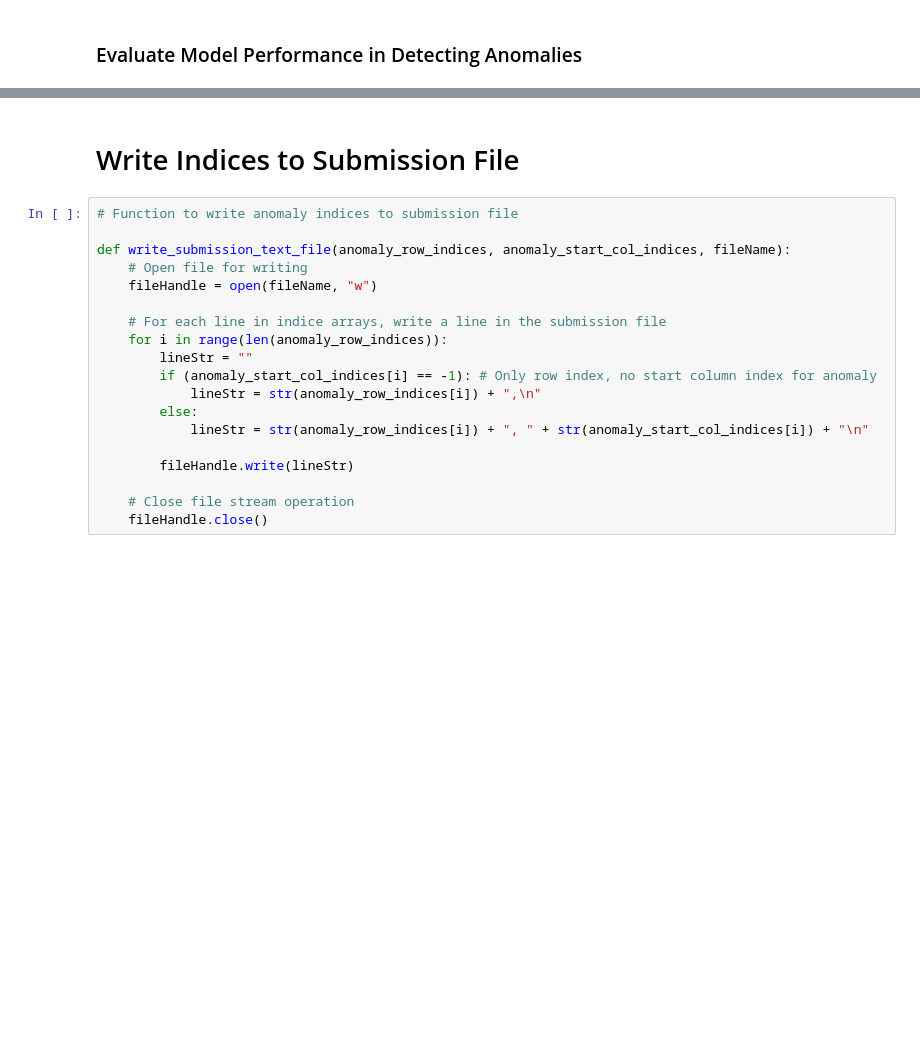
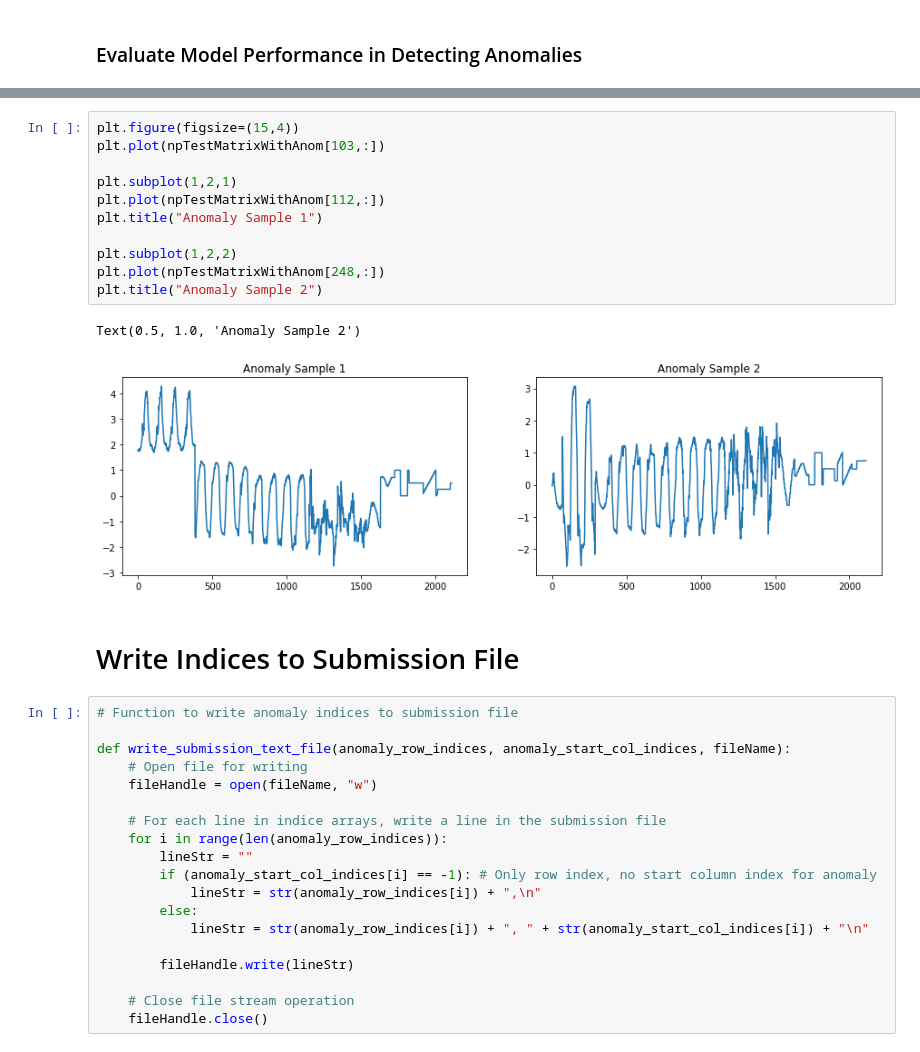
Before and after one commit to SyedA5688/AWS-ML-Hackathon, a Jupyter notebook: Autoencoder_Approach.ipynb, the cells around one changed output, grey strips where cells are left out. Saved outputs shown, nothing was run; the diff lists cells and outputs as text; blank space fills up the shorter version.

```diff
--- a/Autoencoder_Approach.ipynb
+++ b/Autoencoder_Approach.ipynb
@@ -523,3 +508,17 @@ plt.plot(npTestMatrixWithAnom[103,:])
+# %%
+plt.figure(figsize=(15,4))
+plt.plot(npTestMatrixWithAnom[103,:])
+
+plt.subplot(1,2,1)
+plt.plot(npTestMatrixWithAnom[112,:])
+plt.title("Anomaly Sample 1")
+
+plt.subplot(1,2,2)
+plt.plot(npTestMatrixWithAnom[248,:])
+plt.title("Anomaly Sample 2")
+# %% [output]
+Text(0.5, 1.0, 'Anomaly Sample 2')
+[figure, added]
 # %% [markdown]
 # Write Indices to Submission File
 # %%
```
Also changed, not shown: parts of 11 cells of this notebook, 1 other file.
